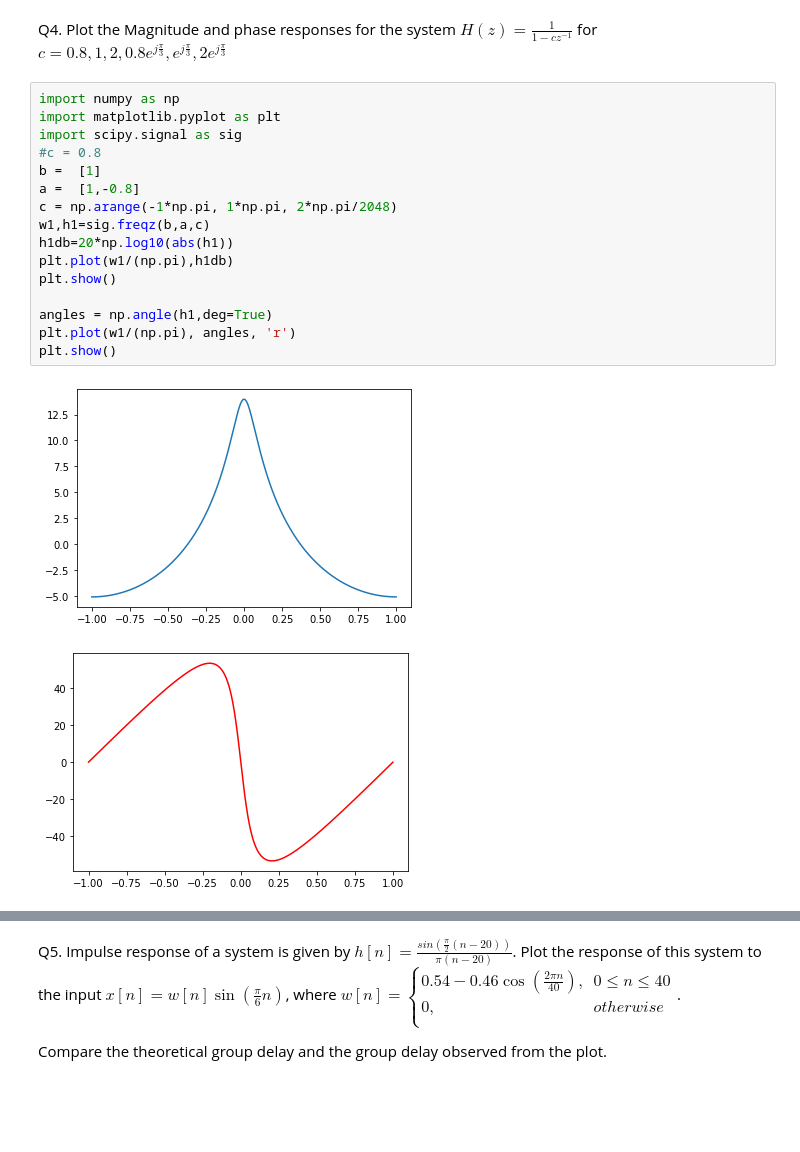
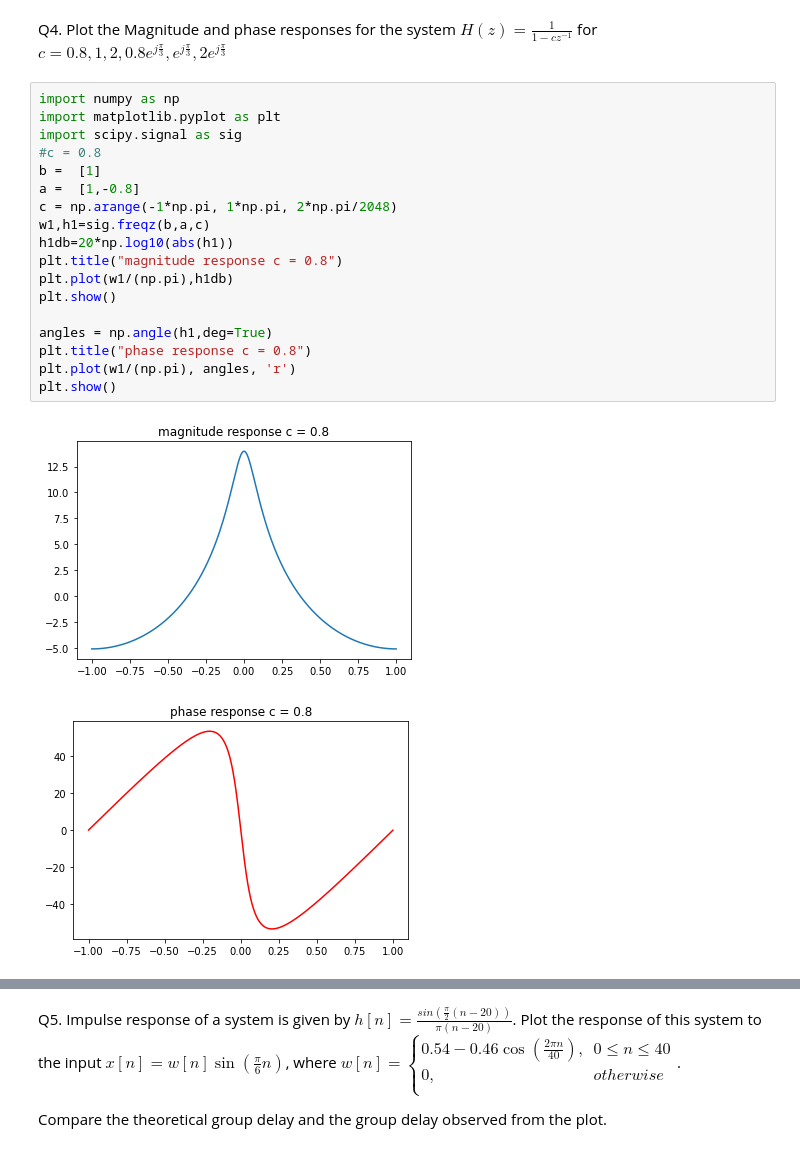
Before and after one commit to the-pinbo/EC211, a Jupyter notebook: Lab7/WEEK_7_ASSIGNMENT.ipynb, the cells around one changed output, grey strips where cells are left out. Drawn from its saved outputs; the diff is of its cells as text; blank space fills up the shorter version.

```diff
--- a/Lab7/WEEK_7_ASSIGNMENT.ipynb
+++ b/Lab7/WEEK_7_ASSIGNMENT.ipynb
@@ -196,22 +196,24 @@ Q4. Plot the Magnitude and phase responses for the system $H(z)=\frac{1}{1-cz^{-
 # %%
 import numpy as np
 import matplotlib.pyplot as plt
 import scipy.signal as sig
 #c = 0.8
 b =  [1]
 a =  [1,-0.8]
 c = np.arange(-1*np.pi, 1*np.pi, 2*np.pi/2048)
 w1,h1=sig.freqz(b,a,c)
 h1db=20*np.log10(abs(h1))
+plt.title("magnitude response c = 0.8")
 plt.plot(w1/(np.pi),h1db)
 plt.show()
 
 angles = np.angle(h1,deg=True)
+plt.title("phase response c = 0.8")
 plt.plot(w1/(np.pi), angles, 'r')
 plt.show()
 # %% [output]
-[figure, old version]
+[figure, new version]
-[figure, old version]
+[figure, new version]
 # %%
 
 #c = 1
```
Also changed, not shown: parts of 7 cells of this notebook.
